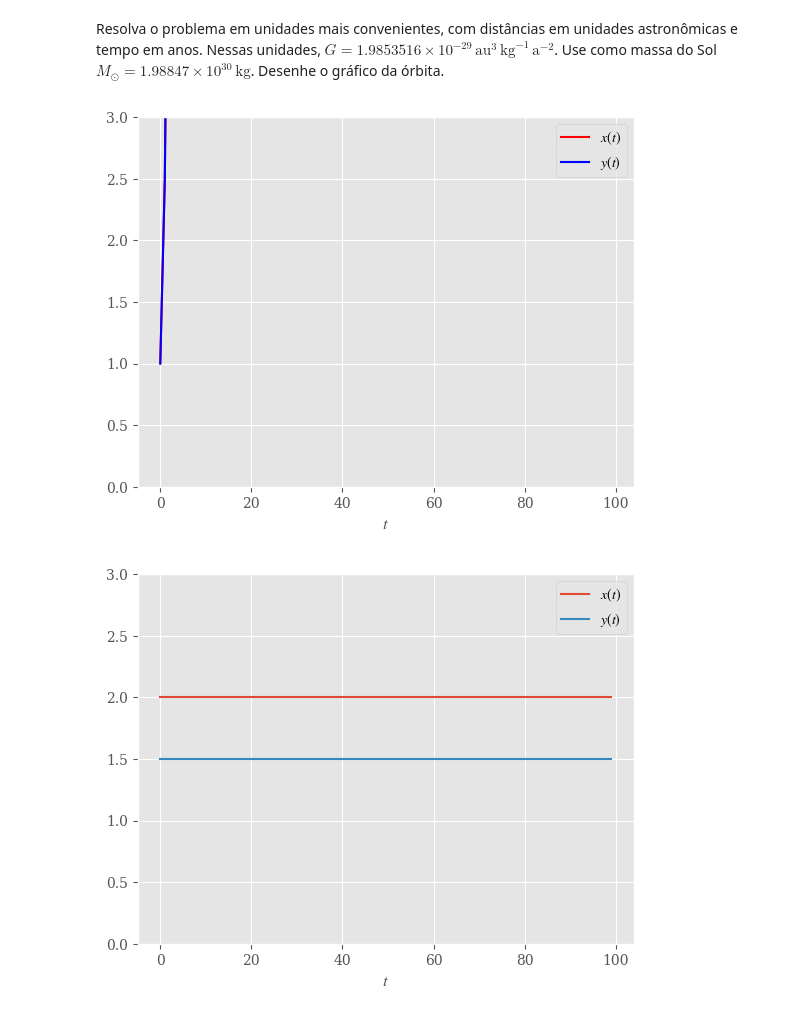
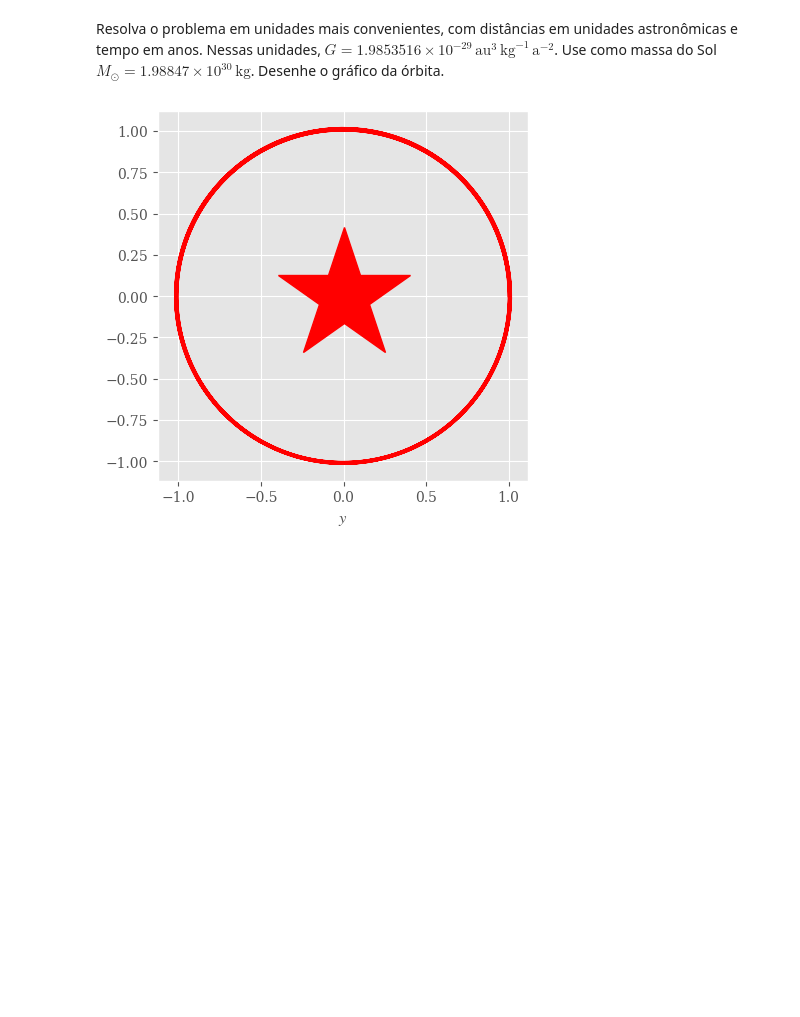
Before and after one commit to PFSLDO/FisicaComputacional, a Jupyter notebook: edo-rk2.ipynb, the cells around one changed output. Drawn from its saved outputs; the diff is of its cells as text; code cells hidden in the pictures; blank space fills up the shorter version.

```diff
--- a/edo-rk2.ipynb
+++ b/edo-rk2.ipynb
@@ -287,65 +287,58 @@ Resolva o problema em unidades mais convenientes, com distâncias em unidades as
 G = 1.9853516e-29
 M_sol = 1.98847e30
 
-N = 100 #qualquer
-t0 = 0
-tf = 100 #anos
-h = int((tf - t0) / N)
+N = 2000 #qualquer
+h = 0.01
 
-t = np.arange(t0, tf, h)
+t = np.zeros(N)
 
 # (N, M) é uma tupla, que indica um array multidimensional.
 # A ordem importa!
 M = 4
 dimensoes = (N, M)
 r = np.zeros(dimensoes)
+d = 1.0
 
 # Condição inicial
-r[0, :] = [1.0, 2.0, 1.0, 1.5]
+r[0, :] = [d, 0.0, 0.0, np.sqrt(G * M_sol / d)]
 
-def f(r, t):
+def f(r):
     # r tem 4 elementos.
     # "desempacotando" as variáveis independentes
     x = r[0]
     vx = r[1]
     y = r[2]
     vy = r[3]
 
     # Calculando as duas funções
-    f_x = x
-    v_x = - G * M * x /(x**2 + y**2)**3/2
-    f_y = y
-    v_y = - G * M * y /(x**2 + y**2)**3/2
+    fx = vx
+    fvx = - G * M_sol * x /(x**2 + y**2)**1.5
+    fy = vy
+    fvy = - G * M_sol * y /(x**2 + y**2)**1.5
 
     # Retornando um array de 2 elementos.
-    return np.array([f_x, v_x, f_y, v_y])
+    return np.array([fx, fvx, fy, fvy])
+
+for j in range(N):
+    t[j] = j * h
 
 for j in range(N - 1):
-    k1 = h * f(r[j], t[j])
-    k2 = h * f(r[j] + k1, t[j + 1])
+    k1 = h * f(r[j])
+    k2 = h * f(r[j] + k1)
     r[j + 1] = r[j] + 0.5 * (k1 + k2)
 
 # Separar o array r nas variáveis
 x = r[:, 0]
 vx = r[:, 1]
 y = r[:, 2]
 vy = r[:, 3]
 
 fig, ax = plt.subplots()
-ax.plot(t, x, 'r-', label=f'$x(t)$')
-ax.plot(t, y, 'b-', label=f'$y(t)$')
-ax.set_xlabel('$t$')
-ax.set_ylim(0.0, 3.0)
-ax.legend()
+ax.plot(x, y, 'r-')
+ax.plot(0, 0, marker='*', ms=10, color='r')
+ax.set_xlabel('$x$')
+ax.set_xlabel('$y$')
+ax.set_aspect('equal')
 plt.show()
-
-fig, ax = plt.subplots()
-ax.plot(t, vx, label=f'$x(t)$')
-ax.plot(t, vy, label=f'$y(t)$')
-ax.set_xlabel('$t$')
-ax.set_ylim(0.0, 3.0)
-ax.legend()
-plt.show()
 # %% [output]
-[figure, old version]
+[figure, new version]
-[figure, removed]
```
